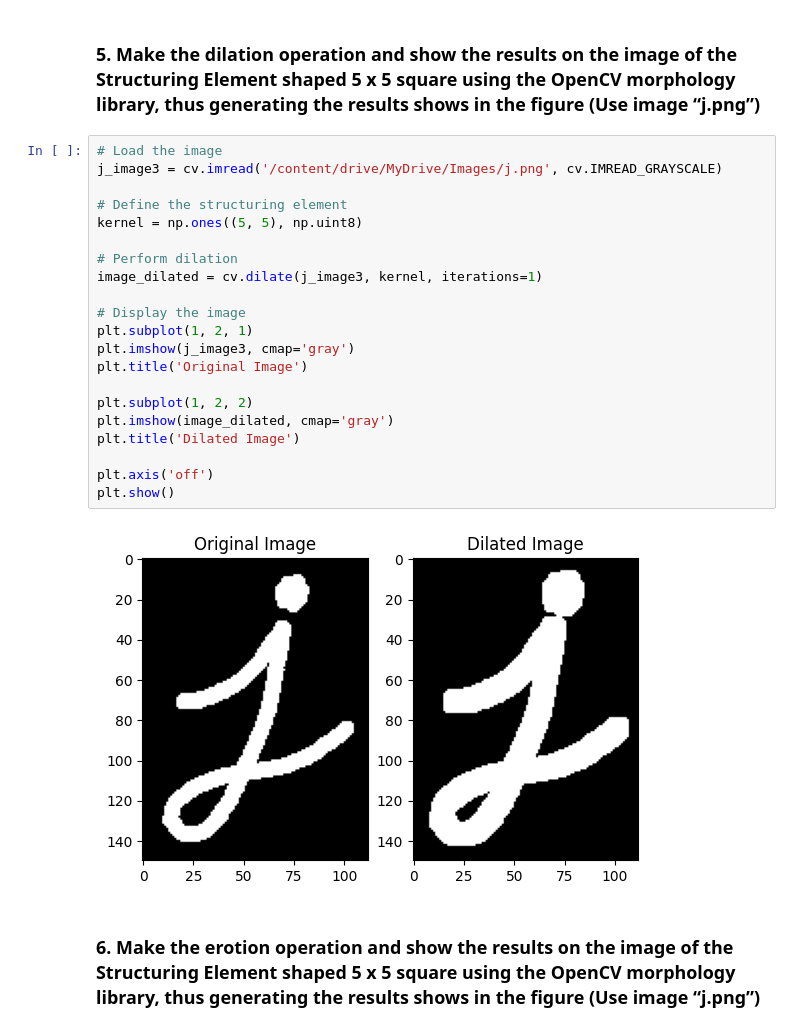
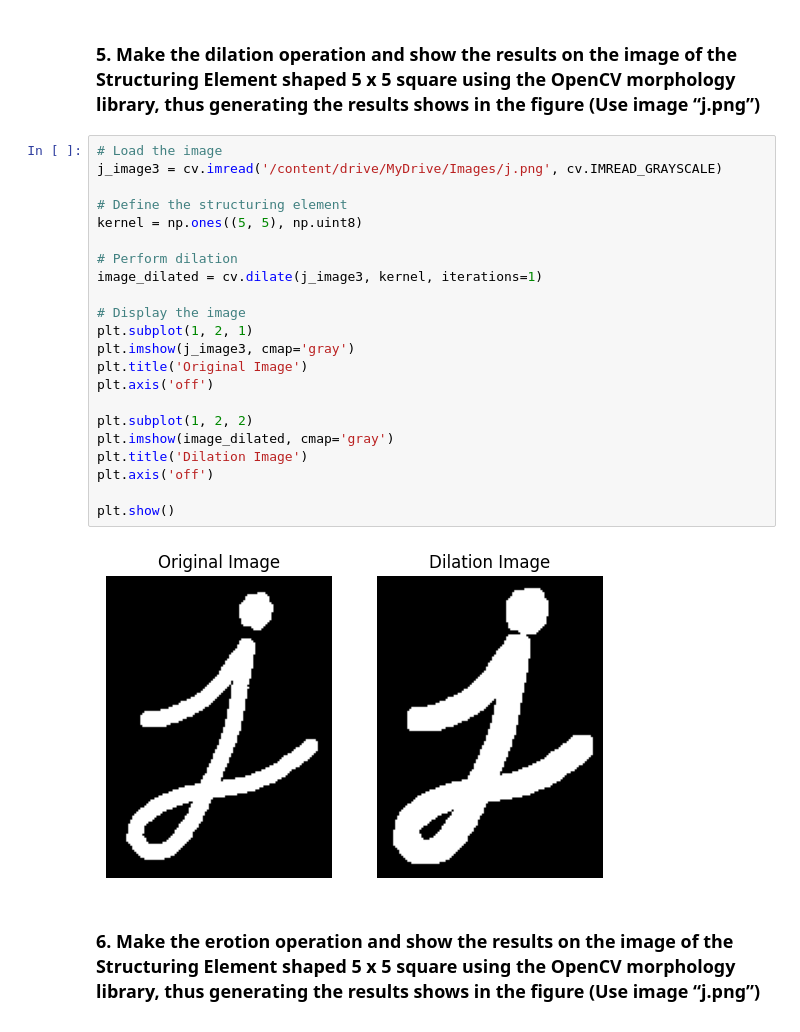
Before and after one commit to frcaulia/dicv_odd_2023, a Jupyter notebook: Week9.ipynb, the cells around one changed output. Drawn from its saved outputs; the diff is of its cells as text.

```diff
--- a/Week9.ipynb
+++ b/Week9.ipynb
@@ -91,26 +93,27 @@ plt.show()
 # %%
 # Load the image
 j_image3 = cv.imread('/content/drive/MyDrive/Images/j.png', cv.IMREAD_GRAYSCALE)
 
 # Define the structuring element
 kernel = np.ones((5, 5), np.uint8)
 
 # Perform dilation
 image_dilated = cv.dilate(j_image3, kernel, iterations=1)
 
 # Display the image
 plt.subplot(1, 2, 1)
 plt.imshow(j_image3, cmap='gray')
 plt.title('Original Image')
+plt.axis('off')
 
 plt.subplot(1, 2, 2)
 plt.imshow(image_dilated, cmap='gray')
-plt.title('Dilated Image')
+plt.title('Dilation Image')
+plt.axis('off')
 
-plt.axis('off')
 plt.show()
 # %% [output]
-[figure, old version]
+[figure, new version]
 # %% [markdown]
 ### **6. Make the erotion operation and show the results on the image of the Structuring Element shaped 5 x 5 square using the OpenCV morphology library, thus generating the results shows in the figure (Use image “j.png”)**
 # %%
```
Also changed, not shown: parts of 12 cells of this notebook.
